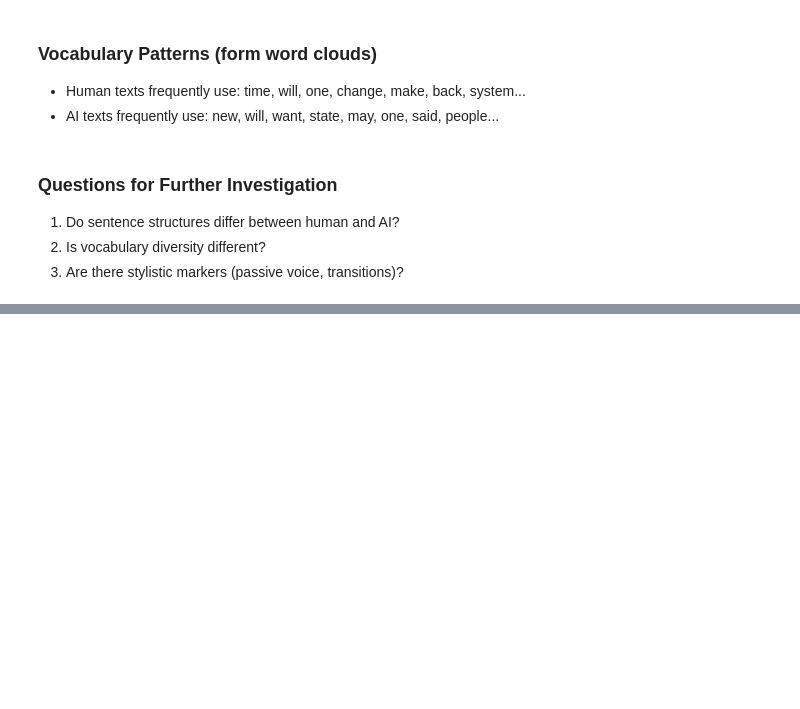
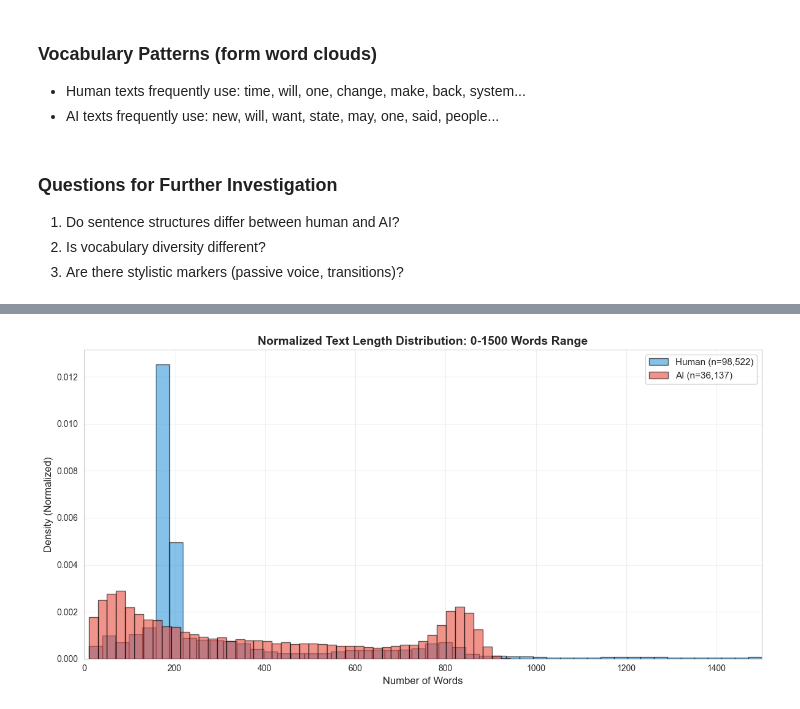
Before and after one commit to Hannahthegreat/ai-text-detection, a Jupyter notebook: notebooks/01_data_exploration.ipynb, the cells around one changed output, grey strips where cells are left out. Drawn from its saved outputs; the diff is of its cells as text; code cells hidden in the pictures; blank space fills up the shorter version.

```diff
--- a/notebooks/01_data_exploration.ipynb
+++ b/notebooks/01_data_exploration.ipynb
@@ -477,0 +839,26 @@ plt.show()
+# %%
+# 3. Zoomedin comparison (0-1500 words only)
+fig, ax = plt.subplots(figsize=(12, 6))
+
+# Filter to 0-1500 word range
+human_words_filtered = human_words[human_words <= 1500]
+ai_words_filtered = ai_words[ai_words <= 1500]
+
+
+ax.hist(human_words_filtered, bins=50, alpha=0.6, label=f'Human (n={len(human_words_filtered):,})',
+        color='#3498db', edgecolor='black', density=True)
+ax.hist(ai_words_filtered, bins=50, alpha=0.6, label=f'AI (n={len(ai_words_filtered):,})',
+        color='#e74c3c', edgecolor='black', density=True)
+
+ax.set_xlabel('Number of Words', fontsize=12)
+ax.set_ylabel('Density (Normalized)', fontsize=12)
+ax.set_title("Normalized Text Length Distribution: 0-1500 Words Range", fontsize=14, fontweight='bold')
+ax.legend(fontsize=11)
+ax.grid(alpha=0.3)
+ax.set_xlim(0, 1500)
+
+plt.tight_layout()
+plt.savefig('../visualizations/plots/text_length_zoomed.png', dpi=300, bbox_inches='tight')
+plt.show()
+# %% [output]
+[figure, added]
```
Also changed, not shown: parts of 19 cells of this notebook, 8 other files.
